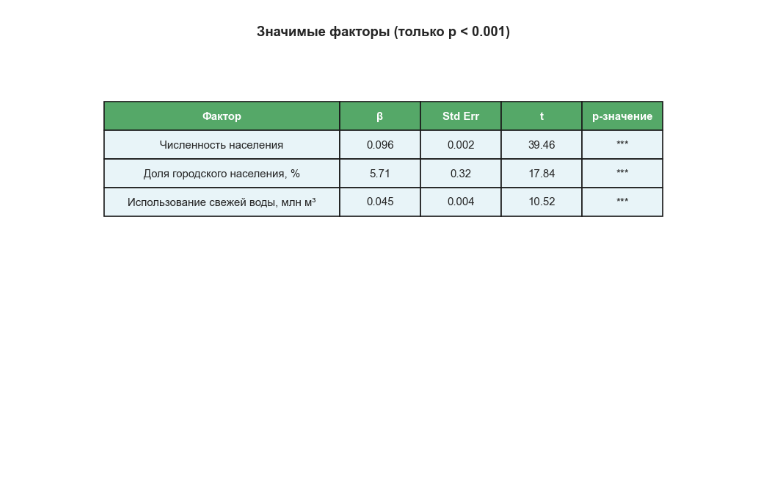
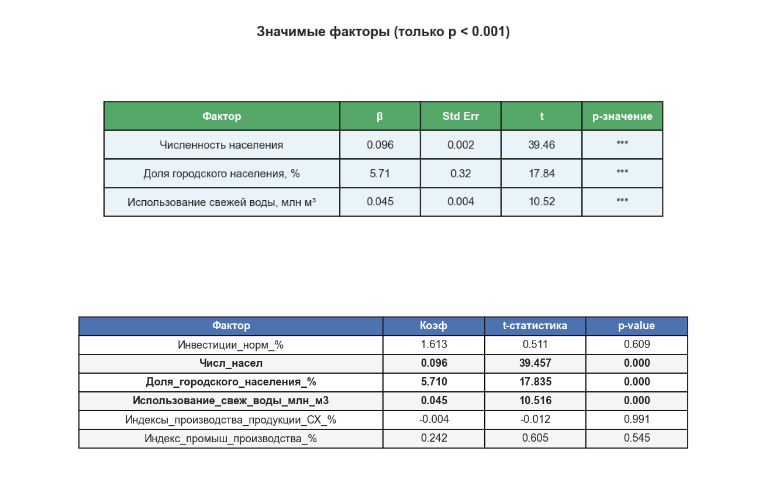
Before and after one commit to fastnets/Environmental-monitoring-of-water-resources, a Jupyter notebook: analysis/results/analysis_3.ipynb, the cells around one changed output. Drawn from its saved outputs; the diff is of its cells as text; code cells hidden in the pictures; blank space fills up the shorter version.

```diff
--- a/analysis/results/analysis_3.ipynb
+++ b/analysis/results/analysis_3.ipynb
@@ -875,3 +846,72 @@ plt.tight_layout()
 plt.show()
 # %% [output]
 [figure]
+# %%
+import pandas as pd
+import matplotlib.pyplot as plt
+
+data = {
+    "Фактор": [
+        "Инвестиции_норм_%",
+        "Числ_насел",
+        "Доля_городского_населения_%",
+        "Использование_свеж_воды_млн_м3",
+        "Индексы_производства_продукции_СХ_%",
+        "Индекс_промыш_производства_%"
+    ],
+    "Коэф": [1.613, 0.096, 5.710, 0.045, -0.004, 0.242],
+    "t-статистика": [0.511, 39.457, 17.835, 10.516, -0.012, 0.605],
+    "p-value": [0.609, 0.000, 0.000, 0.000, 0.991, 0.545]
+}
+df = pd.DataFrame(data)
+
+# формат 3 знака
+for col in ["Коэф", "t-статистика", "p-value"]:
+    df[col] = df[col].map("{:.3f}".format)
+
+fig, ax = plt.subplots(figsize=(10, 3))
+ax.axis("off")
+
+header_color = "#4C72B0"
+row_colors = ["#FFFFFF", "#F5F5F5"]
+
+table = ax.table(
+    cellText=df.values,
+    colLabels=df.columns,
+    cellLoc="center",
+    loc="center"
+)
+
+# --- ширины столбцов через get_celld() ---  [web:62][web:66]
+cell_dict = table.get_celld()
+n_rows, n_cols = len(df) + 1, len(df.columns)
+
+for r in range(n_rows):
+    for c in range(n_cols):
+        cell = cell_dict[(r, c)]
+        if c == 0:
+            cell.set_width(0.45)   # первый столбец шире
+        else:
+            cell.set_width(0.15)   # остальные уже
+
+# --- оформление и жирные строки по p-value == 0.000 ---  [web:63][web:67]
+for (r, c), cell in cell_dict.items():
+    if r == 0:
+        cell.set_facecolor(header_color)
+        cell.set_text_props(color="white", weight="bold")
+    else:
+        cell.set_facecolor(row_colors[(r - 1) % 2])
+        cell.set_edgecolor("black")
+
+        p_val = df.iloc[r - 1]["p-value"]
+        if p_val == "0.000":
+            cell.set_text_props(weight="bold")
+
+table.auto_set_font_size(False)
+table.set_fontsize(11)
+table.scale(1, 1.4)
+
+plt.tight_layout()
+plt.savefig("regression_table_style_urfu.png", dpi=200, bbox_inches="tight")
+# %% [output]
+[figure, added]
```
Also changed, not shown: parts of 14 cells of this notebook, 16 other files.
